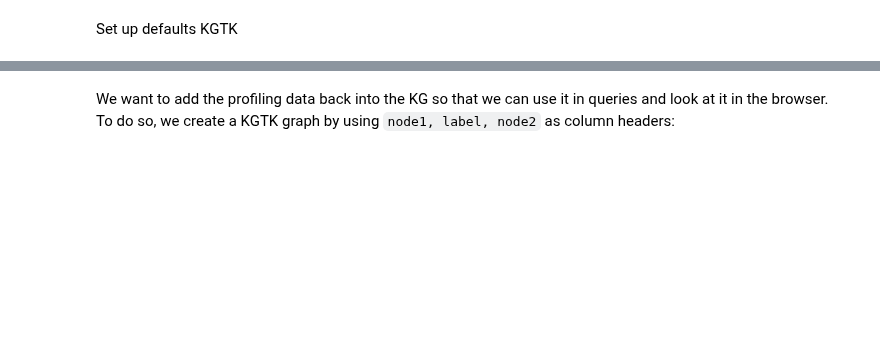
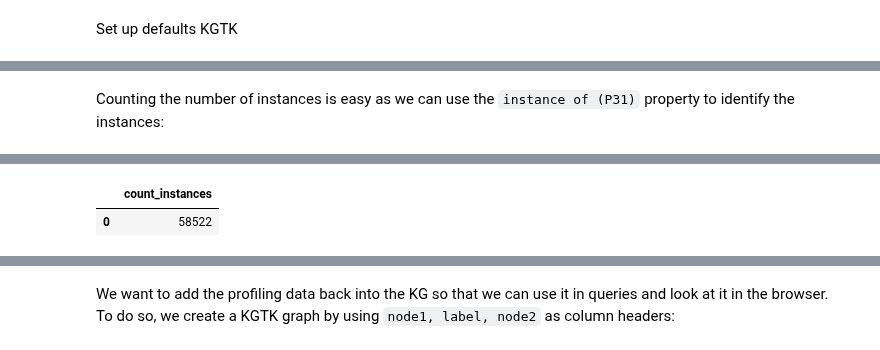
Before and after one commit to usc-isi-i2/kgtk-notebooks, a Jupyter notebook: tutorial/kg-profiling.ipynb, the cells around one changed output, grey strips where cells are left out. Drawn from its saved outputs; the diff is of its cells as text; code cells hidden in the pictures; blank space fills up the shorter version.

```diff
--- a/tutorial/kg-profiling.ipynb
+++ b/tutorial/kg-profiling.ipynb
@@ -103,0 +165,10 @@ We can compute the instance counts by retrieving all statements that use `instan
+# %% [markdown]
+Counting the number of instances is easy as we can use the `instance of (P31)` property to identify the instances:
+# %%
+%%time
+kgtk("""
+    query -i all
+        --match '(instance)-[:P31]->(class)'
+        --return 'count(distinct instance) as count_instances'
+""")
+# %% [output]
@@ -103,0 +177,2 @@ We can compute the instance counts by retrieving all statements that use `instan
+|  | count_instances |
+| 0 | 58522 |
```
Also changed, not shown: parts of 50 cells of this notebook.
